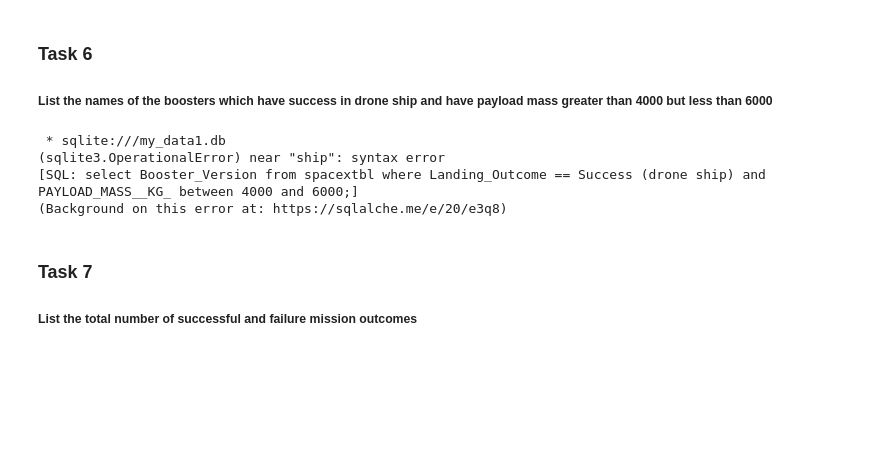
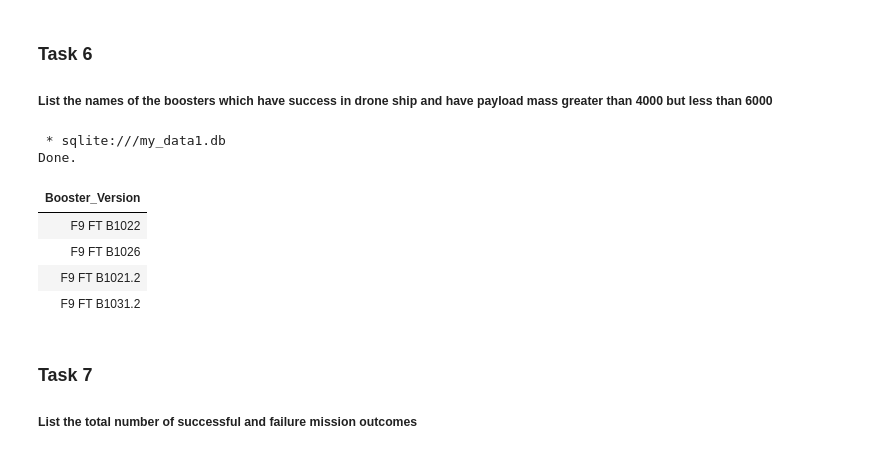
Before and after one commit to Ahmad-Su01/IBM-Data_Science_Capstone_SpaceX, a Jupyter notebook: IBM/Applied Data Science Capstone/Explanotary Data Analysis (EDA)/jupyter-labs-eda-sql-coursera_sqllite.ipynb, the cells around one changed output. Cells and saved outputs as stored; diff of their text form; code cells hidden in the pictures; blank space fills up the shorter version.

```diff
--- a/IBM/Applied Data Science Capstone/Explanotary Data Analysis (EDA)/jupyter-labs-eda-sql-coursera_sqllite.ipynb
+++ b/IBM/Applied Data Science Capstone/Explanotary Data Analysis (EDA)/jupyter-labs-eda-sql-coursera_sqllite.ipynb
@@ -217,12 +217,17 @@ _Hint:Use min function_
 
 ##### List the names of the boosters which have success in drone ship and have payload mass greater than 4000 but less than 6000
 # %%
-%sql select Booster_Version from spacextbl where Landing_Outcome == "Success (drone ship)" and PAYLOAD_MASS__KG_ between 4000 and 6000;
+%sql select Booster_Version from spacextbl
+where Landing_Outcome == 'Success (drone ship)'
+and PAYLOAD_MASS__KG_ between 4000 and 6000;
 # %% [output]
  * sqlite:///my_data1.db
-(sqlite3.OperationalError) near "ship": syntax error
-[SQL: select Booster_Version from spacextbl where Landing_Outcome == Success (drone ship) and PAYLOAD_MASS__KG_ between 4000 and 6000;]
-(Background on this error at: https://sqlalche.me/e/20/e3q8)
+Done.
+| Booster_Version |
+| F9 FT B1022 |
+| F9 FT B1026 |
+| F9 FT B1021.2 |
+| F9 FT B1031.2 |
 # %% [markdown]
 ### Task 7
 
```
Also changed, not shown: parts of 13 cells of this notebook.
